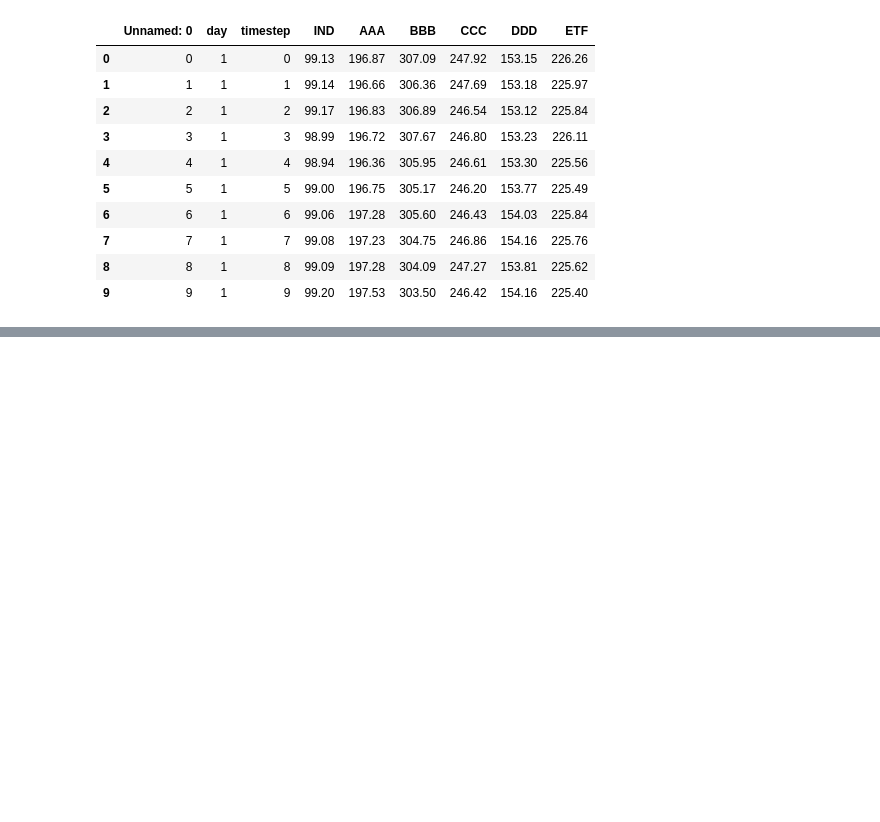
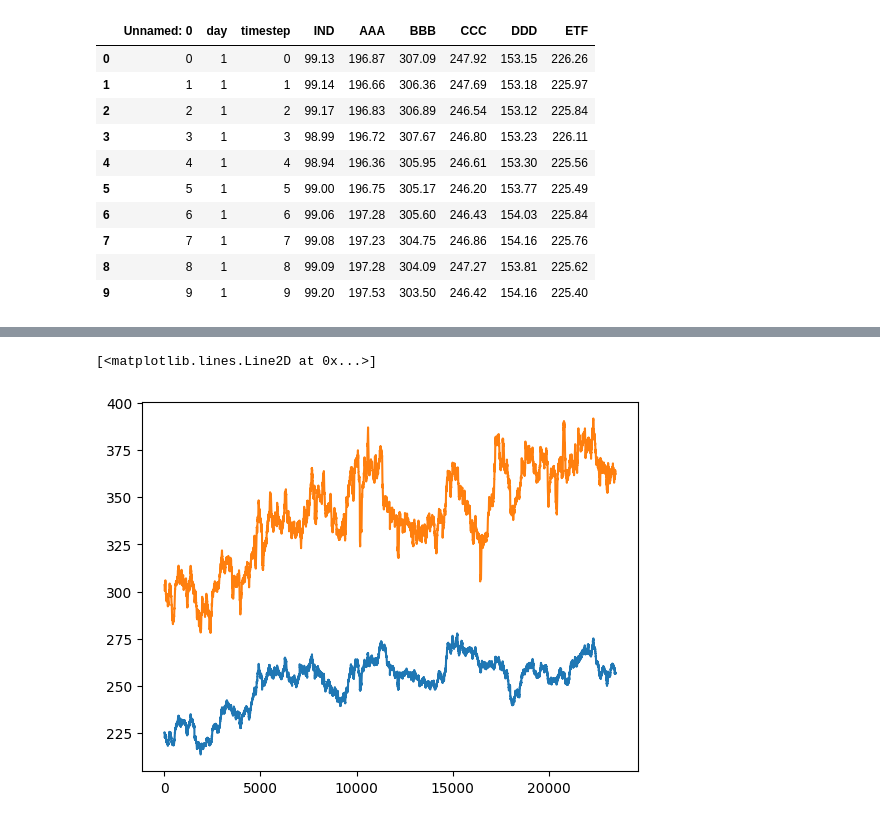
Before and after one commit to RubenAnneBonny/CitadelQuantInvitational, a Jupyter notebook: Data Analys/Ruben_testing.ipynb, the cells around one changed output, grey strips where cells are left out. Cells and saved outputs as stored; diff of their text form; code cells hidden in the pictures; blank space fills up the shorter version.

```diff
--- a/Data Analys/Ruben_testing.ipynb
+++ b/Data Analys/Ruben_testing.ipynb
@@ -39,0 +59,6 @@ RangeIndex(start=0, stop=23460, step=1)
+# %%
+plt.plot(df.timestep.index[10:], df.ETF.values[10:], label = "ETF")
+plt.plot(df.timestep.index[10:], smoothed_state[10:], label='Noisy Observation')
+# %% [output]
+[<matplotlib.lines.Line2D at 0x...>]
+[figure, added]
```
Also changed, not shown: parts of 5 cells of this notebook, 3 other files.
